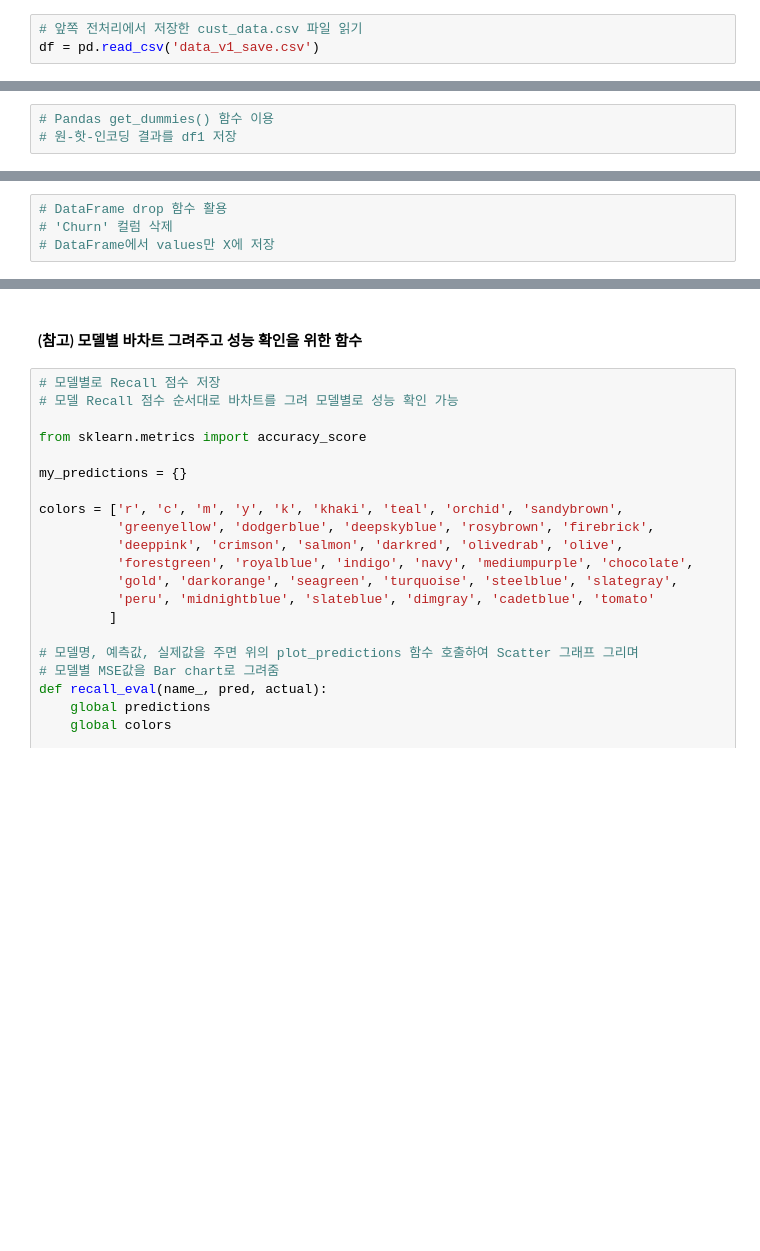
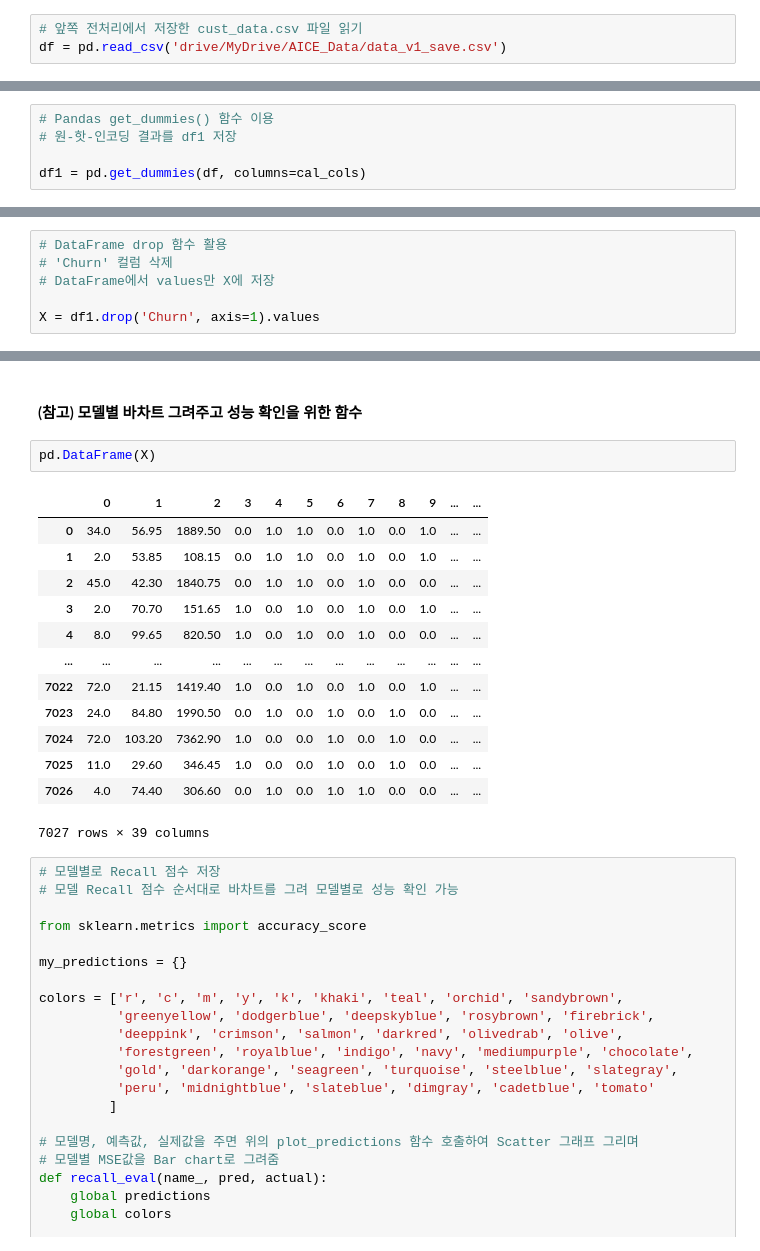
Before and after one commit to tjp1992/AICE, a Jupyter notebook: Python활용AI모델링_02_머신러닝_딥러닝_퀴즈_easy_v3_20221010.ipynb, the cells around one changed output, grey strips where cells are left out. Saved outputs shown, nothing was run; the diff lists cells and outputs as text; blank space fills up the shorter version.

```diff
--- a/Python활용AI모델링_02_머신러닝_딥러닝_퀴즈_easy_v3_20221010.ipynb
+++ b/Python활용AI모델링_02_머신러닝_딥러닝_퀴즈_easy_v3_20221010.ipynb
@@ -43,7 +48,7 @@ import matplotlib.pyplot as plt
 #### data_v1_save.csv 파일 읽어오기
 # %%
 # 앞쪽 전처리에서 저장한 cust_data.csv 파일 읽기
-df = pd.read_csv('data_v1_save.csv')
+df = pd.read_csv('drive/MyDrive/AICE_Data/data_v1_save.csv')
 # %% [markdown]
 ## ③ 데이터 분석
 # %%
@@ -147,6 +152,8 @@ array(['gender', 'Partner', 'Dependents', 'MultipleLines',
 # %%
 # Pandas get_dummies() 함수 이용
 # 원-핫-인코딩 결과를 df1 저장
+
+df1 = pd.get_dummies(df, columns=cal_cols)
 # %%
 # 모든 컬럼 데이터가 숫자되어 있음을 확인
 # 40컬럼, 7,027 라인
@@ -187,6 +211,8 @@ df1.head(3)
 # DataFrame drop 함수 활용
 # 'Churn' 컬럼 삭제
 # DataFrame에서 values만 X에 저장
+
+X = df1.drop('Churn', axis=1).values
 # %% [markdown]
 ##### <font color=blue> **[문제] df DataFrame에서 'Churn' 컬럼을 y로 저장하세요.** </font>
 # %%
@@ -262,6 +302,22 @@ X_train[:2], y_train[:2]
 ## ⑦ 모델 개발
 # %% [markdown]
 #### (참고) 모델별 바차트 그려주고 성능 확인을 위한 함수
+# %%
+pd.DataFrame(X)
+# %% [output]
+|  | 0 | 1 | 2 | 3 | 4 | 5 | 6 | 7 | 8 | 9 | ... | ... |
+| 0 | 34.0 | 56.95 | 1889.50 | 0.0 | 1.0 | 1.0 | 0.0 | 1.0 | 0.0 | 1.0 | ... | ... |
+| 1 | 2.0 | 53.85 | 108.15 | 0.0 | 1.0 | 1.0 | 0.0 | 1.0 | 0.0 | 1.0 | ... | ... |
+| 2 | 45.0 | 42.30 | 1840.75 | 0.0 | 1.0 | 1.0 | 0.0 | 1.0 | 0.0 | 0.0 | ... | ... |
+| 3 | 2.0 | 70.70 | 151.65 | 1.0 | 0.0 | 1.0 | 0.0 | 1.0 | 0.0 | 1.0 | ... | ... |
+| 4 | 8.0 | 99.65 | 820.50 | 1.0 | 0.0 | 1.0 | 0.0 | 1.0 | 0.0 | 0.0 | ... | ... |
+| ... | ... | ... | ... | ... | ... | ... | ... | ... | ... | ... | ... | ... |
+| 7022 | 72.0 | 21.15 | 1419.40 | 1.0 | 0.0 | 1.0 | 0.0 | 1.0 | 0.0 | 1.0 | ... | ... |
+| 7023 | 24.0 | 84.80 | 1990.50 | 0.0 | 1.0 | 0.0 | 1.0 | 0.0 | 1.0 | 0.0 | ... | ... |
+| 7024 | 72.0 | 103.20 | 7362.90 | 1.0 | 0.0 | 0.0 | 1.0 | 0.0 | 1.0 | 0.0 | ... | ... |
+| 7025 | 11.0 | 29.60 | 346.45 | 1.0 | 0.0 | 0.0 | 1.0 | 0.0 | 1.0 | 0.0 | ... | ... |
+| 7026 | 4.0 | 74.40 | 306.60 | 0.0 | 1.0 | 0.0 | 1.0 | 1.0 | 0.0 | 0.0 | ... | ... |
+7027 rows × 39 columns
 # %%
 # 모델별로 Recall 점수 저장
 # 모델 Recall 점수 순서대로 바차트를 그려 모델별로 성능 확인 가능
```
Also changed, not shown: parts of 15 cells of this notebook.
